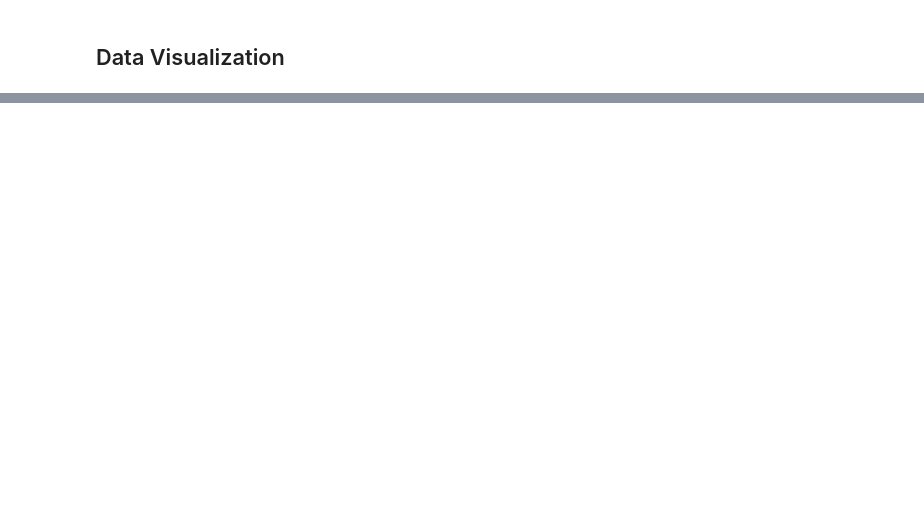
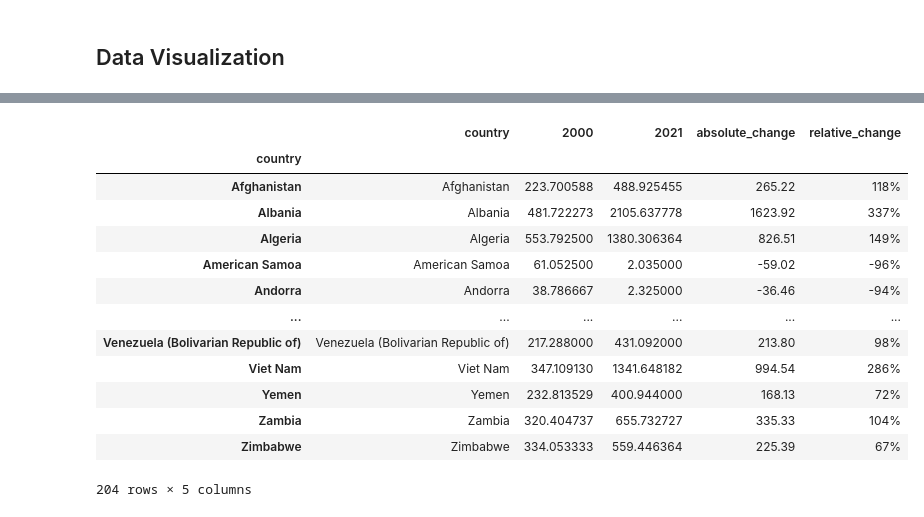
Before and after one commit to hannah-hana-kim/DSAN-5200-Project, a Jupyter notebook: main.ipynb, the cells around one changed output, grey strips where cells are left out. Saved outputs shown, nothing was run; the diff lists cells and outputs as text; code cells hidden in the pictures; blank space fills up the shorter version.

```diff
--- a/main.ipynb
+++ b/main.ipynb
@@ -134,0 +168,29 @@ df_country = df.groupby('area').sum().reset_index()
+# %%
+df2 = pd.DataFrame({
+    'country': df2.index,
+    '2000': df2['2000'],
+    '2021': df2['2021'],
+    'absolute_change': absolute_change,
+    'relative_change': relative_change
+})
+
+df2['absolute_change'] = df2['absolute_change'].round(2)
+df2['relative_change']=df2['relative_change'].apply(lambda x: int(x))
+df2['relative_change']= df2['relative_change'].astype(str) + '%'
+
+df2
+# %% [output]
+|  | country | 2000 | 2021 | absolute_change | relative_change |
+| country |  |  |  |  |  |
+| Afghanistan | Afghanistan | 223.700588 | 488.925455 | 265.22 | 118% |
+| Albania | Albania | 481.722273 | 2105.637778 | 1623.92 | 337% |
+| Algeria | Algeria | 553.792500 | 1380.306364 | 826.51 | 149% |
+| American Samoa | American Samoa | 61.052500 | 2.035000 | -59.02 | -96% |
+| Andorra | Andorra | 38.786667 | 2.325000 | -36.46 | -94% |
+| ... | ... | ... | ... | ... | ... |
+| Venezuela (Bolivarian Republic of) | Venezuela (Bolivarian Republic of) | 217.288000 | 431.092000 | 213.80 | 98% |
+| Viet Nam | Viet Nam | 347.109130 | 1341.648182 | 994.54 | 286% |
+| Yemen | Yemen | 232.813529 | 400.944000 | 168.13 | 72% |
+| Zambia | Zambia | 320.404737 | 655.732727 | 335.33 | 104% |
+| Zimbabwe | Zimbabwe | 334.053333 | 559.446364 | 225.39 | 67% |
+204 rows × 5 columns
```
Also changed, not shown: parts of 15 cells of this notebook.
